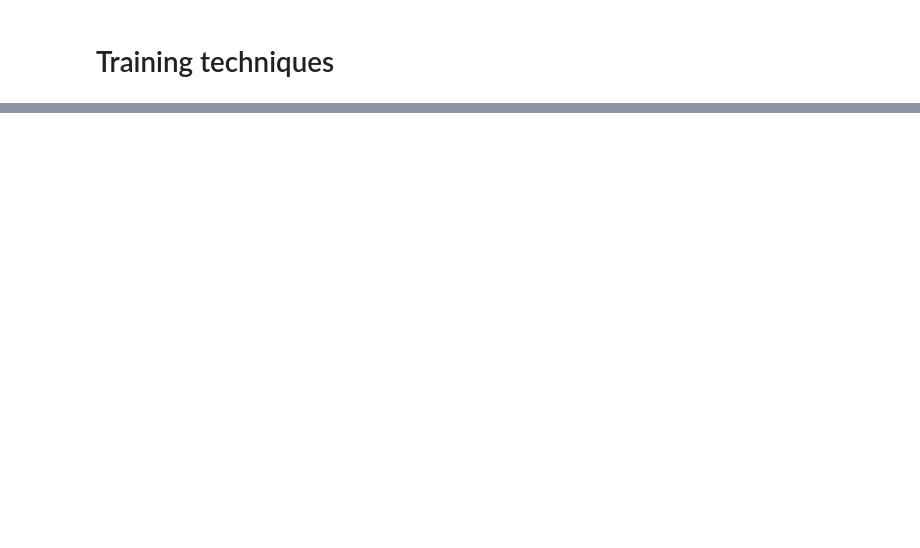
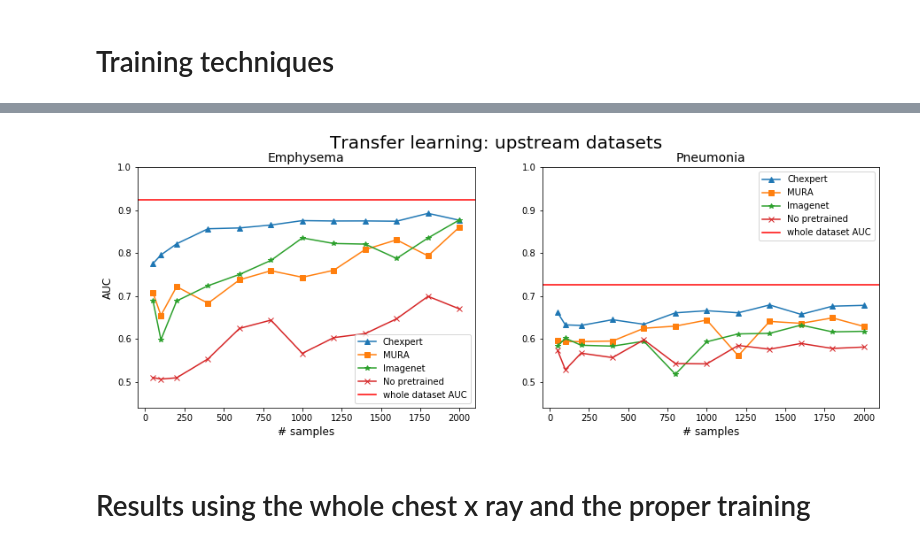
Before and after one commit to r0mer0m/DL-Medical-Images, a Jupyter notebook: plots/plots paper.ipynb, the cells around one changed output, grey strips where cells are left out. Cells and saved outputs as stored; diff of their text form; code cells hidden in the pictures; blank space fills up the shorter version.

```diff
--- a/plots/plots paper.ipynb
+++ b/plots/plots paper.ipynb
@@ -72,0 +190,33 @@ plt.show()
+# %%
+fig = plt.figure(figsize=(15,5))
+fig.suptitle('Transfer learning: upstream datasets', fontsize=20)
+
+plt.subplot(1,2,1)
+# plt.plot(x, emphysema_13diseases['auc'], '-o', label='13 diseases')
+plt.plot(x, emphysema_chexpert['auc'], '-^', label='Chexpert')
+plt.plot(x, emphysema_MURA['auc'], '-s', label='MURA')
+plt.plot(x, emphysema_imagenet['auc'], '-*', label='Imagenet')
+plt.plot(x, emphysema_no_pretrained['auc'], '-x', label='No pretrained')
+plt.axhline(.923, color='red', label='whole dataset AUC')
+plt.legend()
+plt.ylim(.44,1)
+plt.title('Emphysema', fontsize=14)
+plt.ylabel('AUC', fontsize=12)
+plt.xlabel('# samples', fontsize=12)
+
+plt.subplot(1,2,2)
+plt.plot(x, pneumonia_chexpert['auc'], '-^', label='Chexpert')
+plt.plot(x, pneumonia_MURA['auc'], '-s', label='MURA')
+plt.plot(x, pneumonia_imagenet['auc'], '-*', label='Imagenet')
+plt.plot(x, pneumonia_no_pretrained['auc'], '-x', label='No pretrained')
+plt.axhline(.725, color='red', label='whole dataset AUC')
+plt.legend()
+plt.ylim(.44,1)
+plt.title('Pneumonia', fontsize=14)
+plt.xlabel('# samples', fontsize=12)
+
+plt.show()
+# %% [output]
+[figure, added]
+# %% [markdown]
+# Results using the whole chest x ray and the proper training
```
Also changed, not shown: parts of 20 cells of this notebook, 4 other files.
